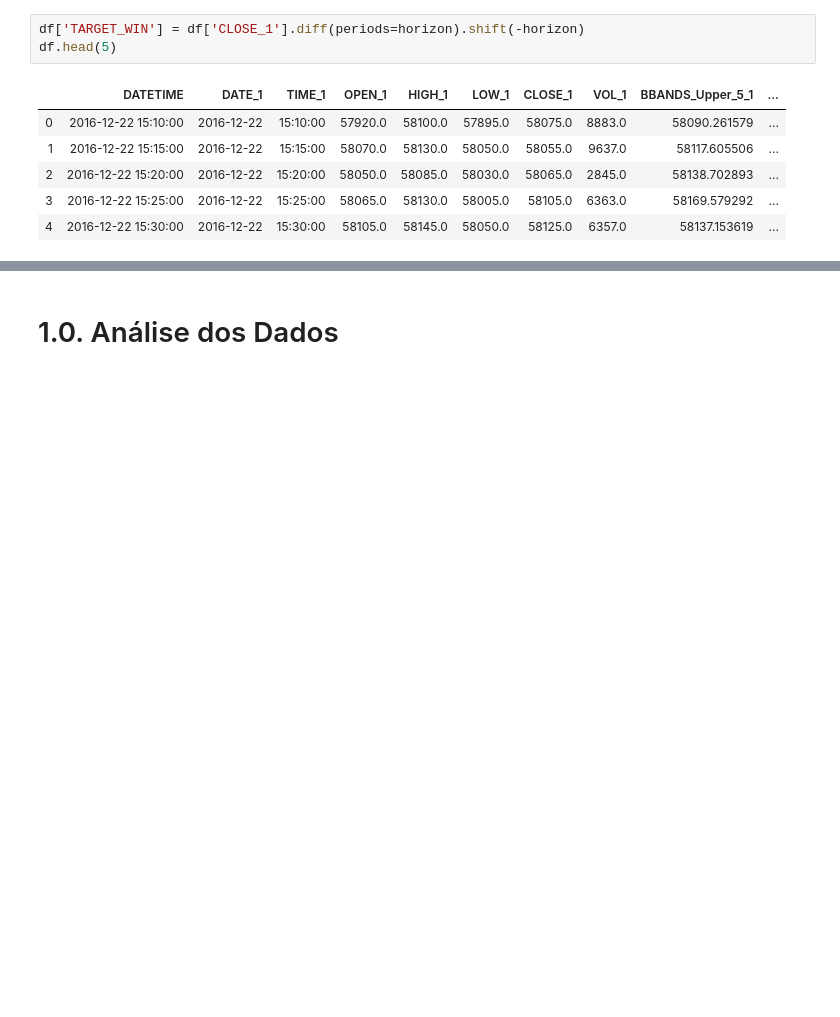
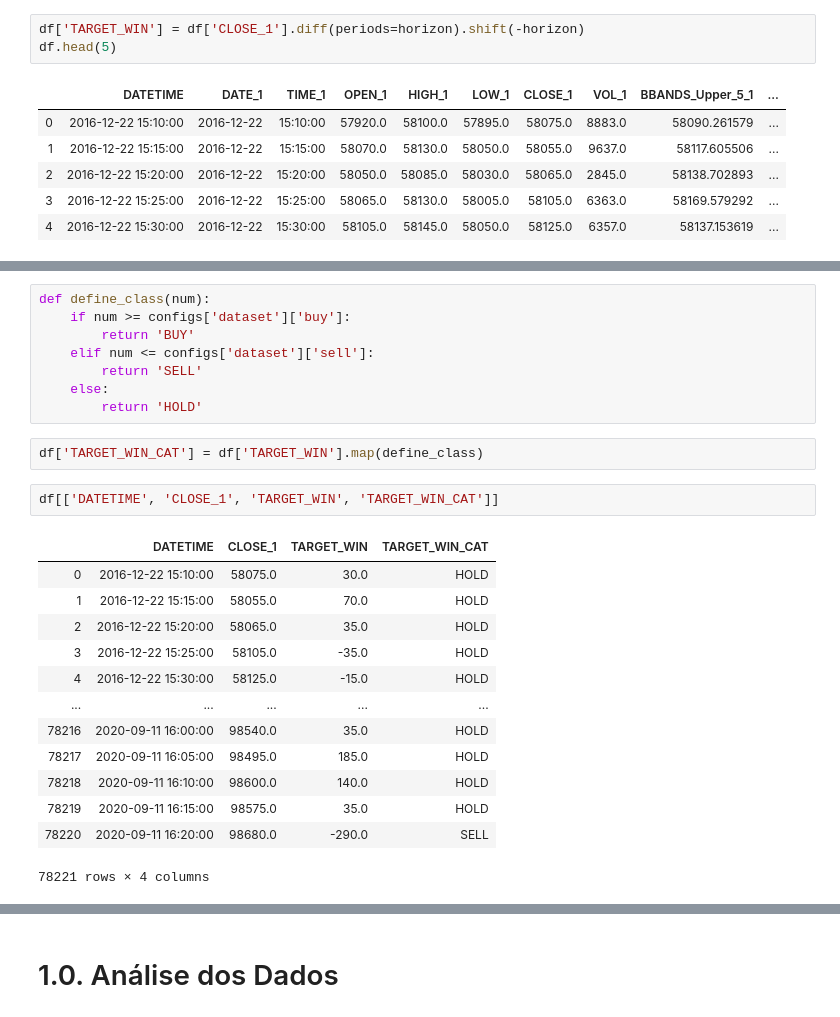
Before and after one commit to audelianoli/stock_market_predition_w_blue_chips, a Jupyter notebook: eda.ipynb, the cells around one changed output, grey strips where cells are left out. Saved outputs shown, nothing was run; the diff lists cells and outputs as text; blank space fills up the shorter version.

```diff
--- a/eda.ipynb
+++ b/eda.ipynb
@@ -68,0 +85,26 @@ df.tail(5)
+# %%
+def define_class(num):
+    if num >= configs['dataset']['buy']:
+        return 'BUY'
+    elif num <= configs['dataset']['sell']:
+        return 'SELL'
+    else:
+        return 'HOLD'
+# %%
+df['TARGET_WIN_CAT'] = df['TARGET_WIN'].map(define_class)
+# %%
+df[['DATETIME', 'CLOSE_1', 'TARGET_WIN', 'TARGET_WIN_CAT']]
+# %% [output]
+|  | DATETIME | CLOSE_1 | TARGET_WIN | TARGET_WIN_CAT |
+| 0 | 2016-12-22 15:10:00 | 58075.0 | 30.0 | HOLD |
+| 1 | 2016-12-22 15:15:00 | 58055.0 | 70.0 | HOLD |
+| 2 | 2016-12-22 15:20:00 | 58065.0 | 35.0 | HOLD |
+| 3 | 2016-12-22 15:25:00 | 58105.0 | -35.0 | HOLD |
+| 4 | 2016-12-22 15:30:00 | 58125.0 | -15.0 | HOLD |
+| ... | ... | ... | ... | ... |
+| 78216 | 2020-09-11 16:00:00 | 98540.0 | 35.0 | HOLD |
+| 78217 | 2020-09-11 16:05:00 | 98495.0 | 185.0 | HOLD |
+| 78218 | 2020-09-11 16:10:00 | 98600.0 | 140.0 | HOLD |
+| 78219 | 2020-09-11 16:15:00 | 98575.0 | 35.0 | HOLD |
+| 78220 | 2020-09-11 16:20:00 | 98680.0 | -290.0 | SELL |
+78221 rows × 4 columns
```
Also changed, not shown: parts of 27 cells of this notebook, 4 other files.
